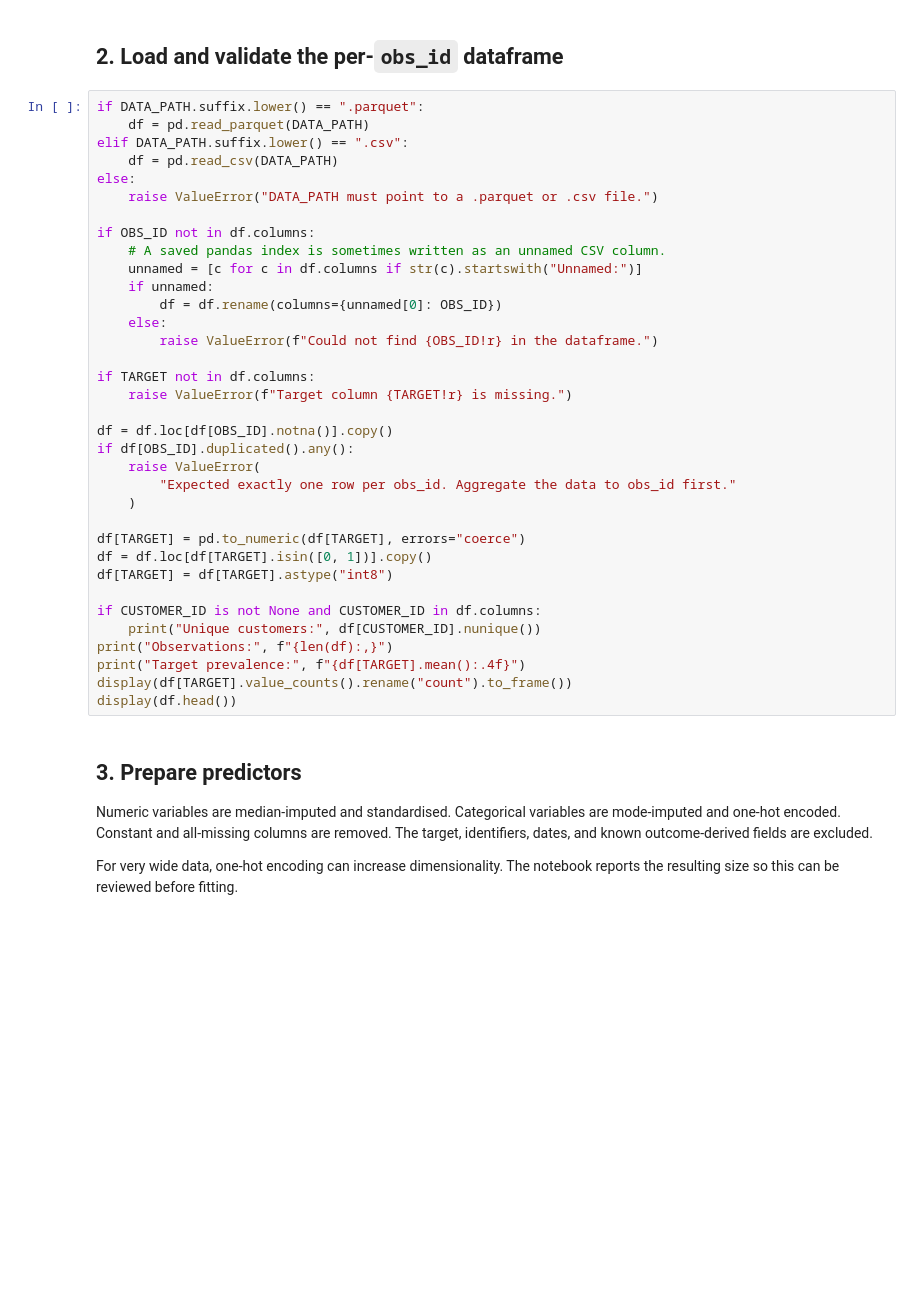
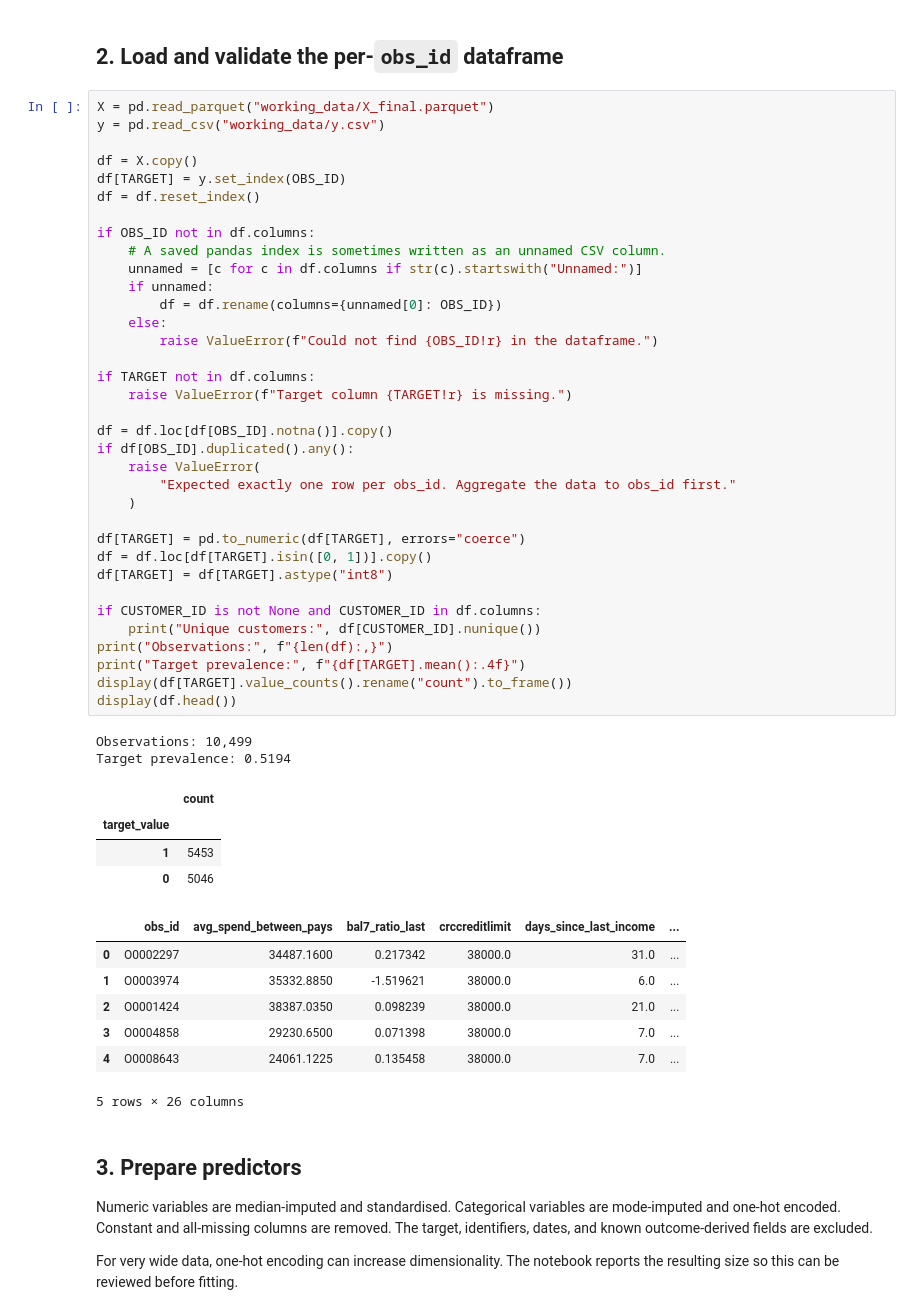
Before and after one commit to Trist4/MOR-assignment3, a Jupyter notebook: client_som_clustering_tuning.ipynb, the cells around one changed output. Saved outputs shown, nothing was run; the diff lists cells and outputs as text; blank space fills up the shorter version.

```diff
--- a/client_som_clustering_tuning.ipynb
+++ b/client_som_clustering_tuning.ipynb
@@ -65,40 +65,54 @@ OUT_DIR.mkdir(parents=True, exist_ok=True)
 # %% [markdown]
 ## 2. Load and validate the per-`obs_id` dataframe
 # %%
-if DATA_PATH.suffix.lower() == ".parquet":
-    df = pd.read_parquet(DATA_PATH)
-elif DATA_PATH.suffix.lower() == ".csv":
-    df = pd.read_csv(DATA_PATH)
-else:
-    raise ValueError("DATA_PATH must point to a .parquet or .csv file.")
+X = pd.read_parquet("working_data/X_final.parquet")
+y = pd.read_csv("working_data/y.csv")
+
+df = X.copy()
+df[TARGET] = y.set_index(OBS_ID)
+df = df.reset_index()
 
 if OBS_ID not in df.columns:
     # A saved pandas index is sometimes written as an unnamed CSV column.
     unnamed = [c for c in df.columns if str(c).startswith("Unnamed:")]
     if unnamed:
         df = df.rename(columns={unnamed[0]: OBS_ID})
     else:
         raise ValueError(f"Could not find {OBS_ID!r} in the dataframe.")
 
 if TARGET not in df.columns:
     raise ValueError(f"Target column {TARGET!r} is missing.")
 
 df = df.loc[df[OBS_ID].notna()].copy()
 if df[OBS_ID].duplicated().any():
     raise ValueError(
         "Expected exactly one row per obs_id. Aggregate the data to obs_id first."
     )
 
 df[TARGET] = pd.to_numeric(df[TARGET], errors="coerce")
 df = df.loc[df[TARGET].isin([0, 1])].copy()
 df[TARGET] = df[TARGET].astype("int8")
 
 if CUSTOMER_ID is not None and CUSTOMER_ID in df.columns:
     print("Unique customers:", df[CUSTOMER_ID].nunique())
 print("Observations:", f"{len(df):,}")
 print("Target prevalence:", f"{df[TARGET].mean():.4f}")
 display(df[TARGET].value_counts().rename("count").to_frame())
 display(df.head())
+# %% [output]
+Observations: 10,499
+Target prevalence: 0.5194
+|  | count |
+| target_value |  |
+| 1 | 5453 |
+| 0 | 5046 |
+|  | obs_id | avg_spend_between_pays | bal7_ratio_last | crccreditlimit | days_since_last_income | ... |
+| 0 | O0002297 | 34487.1600 | 0.217342 | 38000.0 | 31.0 | ... |
+| 1 | O0003974 | 35332.8850 | -1.519621 | 38000.0 | 6.0 | ... |
+| 2 | O0001424 | 38387.0350 | 0.098239 | 38000.0 | 21.0 | ... |
+| 3 | O0004858 | 29230.6500 | 0.071398 | 38000.0 | 7.0 | ... |
+| 4 | O0008643 | 24061.1225 | 0.135458 | 38000.0 | 7.0 | ... |
+5 rows × 26 columns
 # %% [markdown]
 ## 3. Prepare predictors
 
```
Also changed, not shown: parts of 13 cells of this notebook, 9 other files.
